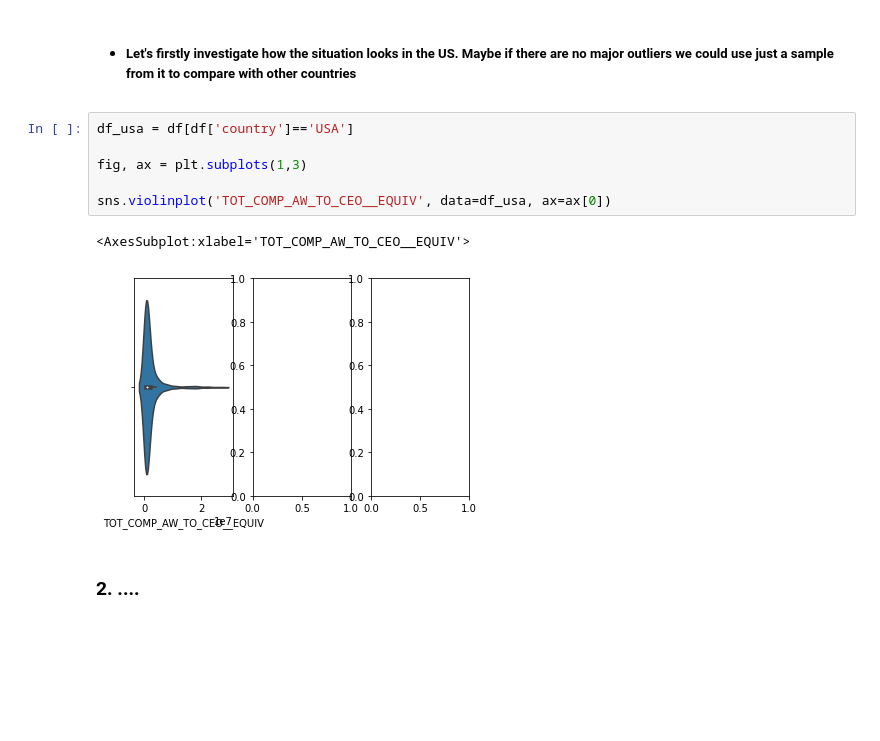
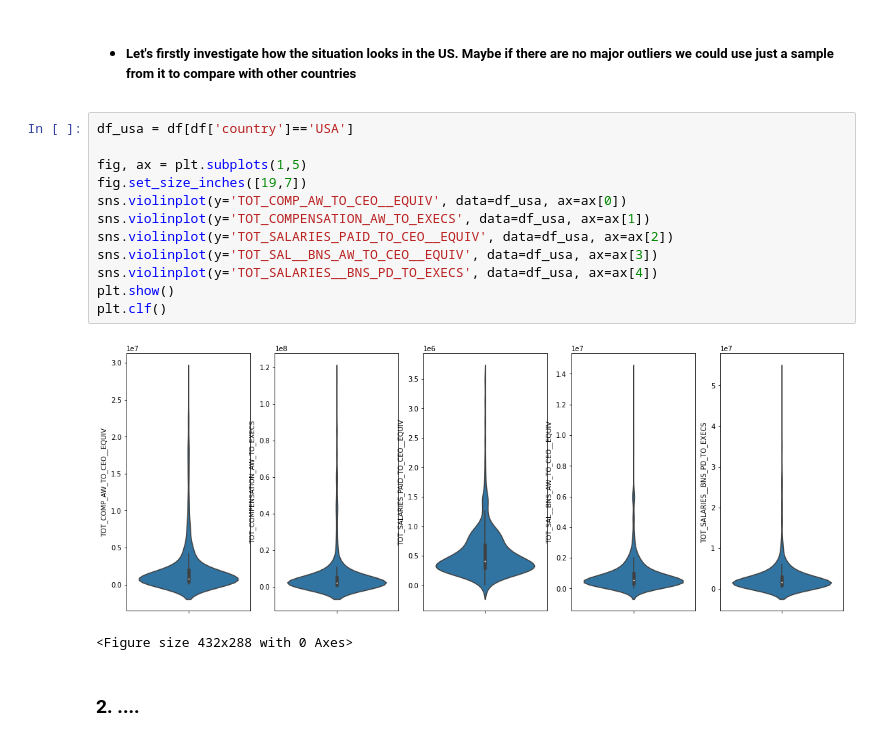
Before and after one commit to maxbranting/Remuneration-Data-Text-Mining, a Jupyter notebook: presentation_analysis.ipynb, the cells around one changed output. Saved outputs shown, nothing was run; the diff lists cells and outputs as text; blank space fills up the shorter version.

Commit message:
plotting

```diff
--- a/presentation_analysis.ipynb
+++ b/presentation_analysis.ipynb
@@ -85,15 +85,21 @@ df.groupby('country', as_index=False)['Name of a bank'].nunique()
 | 11 | United Kingdom | 8 |
 # %% [markdown]
 * #####  Let's firstly investigate how the situation looks in the US. Maybe if there are no major outliers we could use just a sample from it to compare with other countries
-# %%
-df_usa = df[df['country']=='USA']
-
-fig, ax = plt.subplots(1,3)
-
-sns.violinplot('TOT_COMP_AW_TO_CEO__EQUIV', data=df_usa, ax=ax[0])
-# %% [output]
-<AxesSubplot:xlabel='TOT_COMP_AW_TO_CEO__EQUIV'>
-[figure, removed]
+# %%
+df_usa = df[df['country']=='USA']
+
+fig, ax = plt.subplots(1,5)
+fig.set_size_inches([19,7])
+sns.violinplot(y='TOT_COMP_AW_TO_CEO__EQUIV', data=df_usa, ax=ax[0])
+sns.violinplot(y='TOT_COMPENSATION_AW_TO_EXECS', data=df_usa, ax=ax[1])
+sns.violinplot(y='TOT_SALARIES_PAID_TO_CEO__EQUIV', data=df_usa, ax=ax[2])
+sns.violinplot(y='TOT_SAL__BNS_AW_TO_CEO__EQUIV', data=df_usa, ax=ax[3])
+sns.violinplot(y='TOT_SALARIES__BNS_PD_TO_EXECS', data=df_usa, ax=ax[4])
+plt.show()
+plt.clf()
+# %% [output]
+[figure, added]
+<Figure size 432x288 with 0 Axes>
 # %% [markdown]
 ### 2. ....
 # %% [markdown]
```
